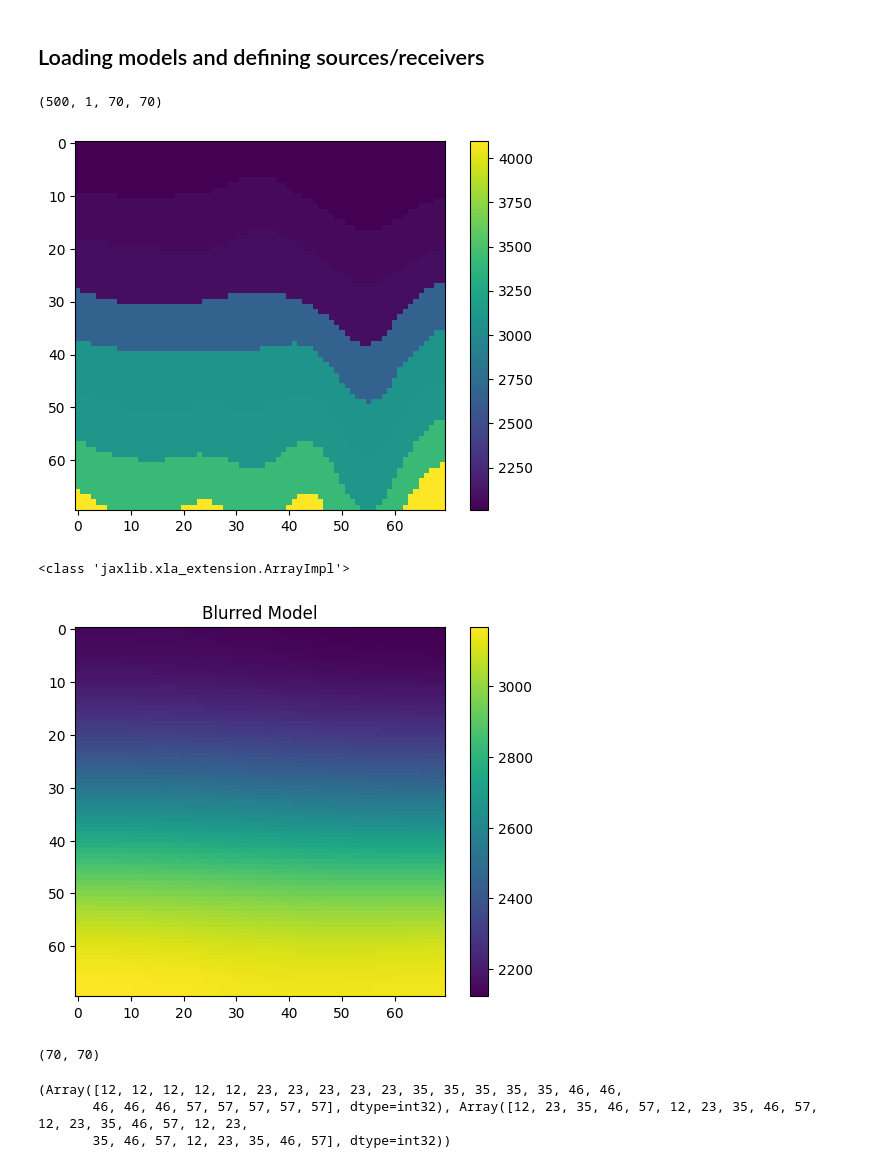
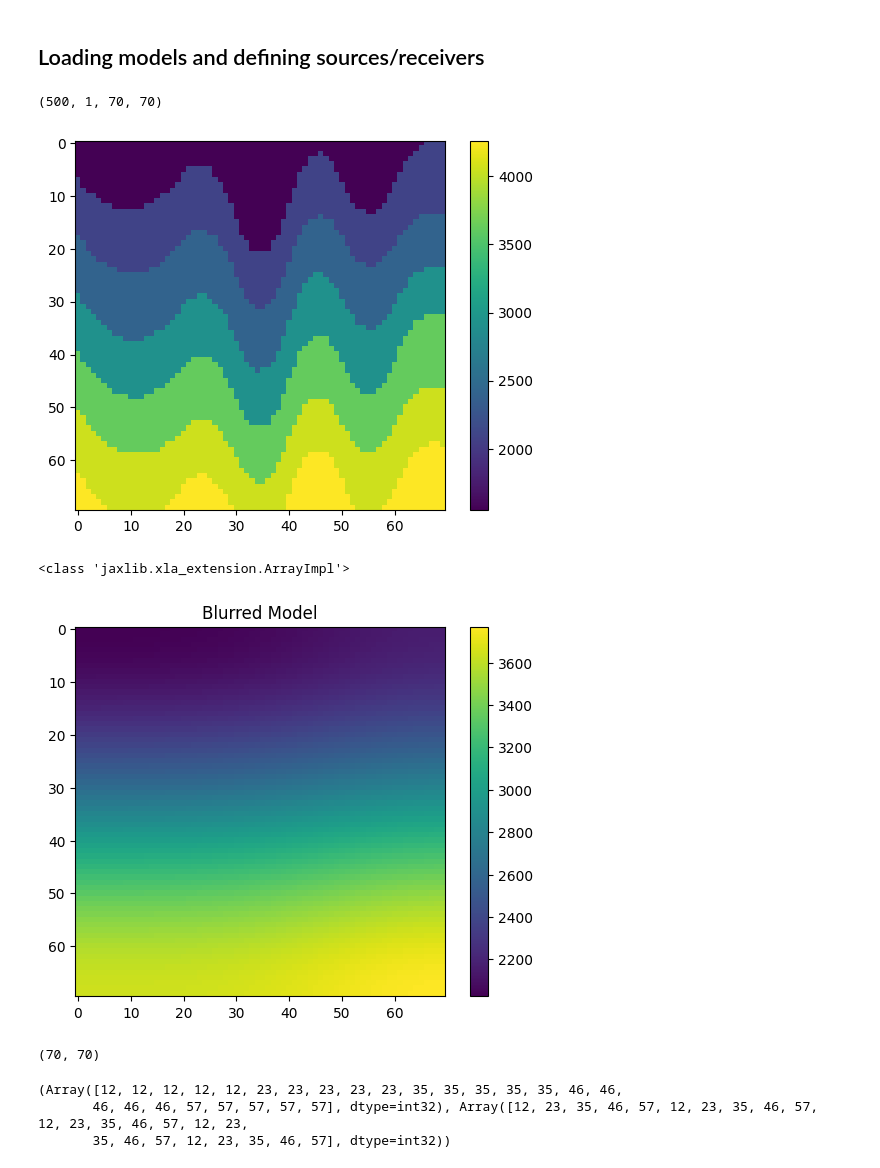
Before and after one commit to armercier/Hybrid-OED, a Jupyter notebook: src/scripts/test_case_comparison.ipynb, the cells around one changed output. Saved outputs shown, nothing was run; the diff lists cells and outputs as text; code cells hidden in the pictures.

```diff
--- a/src/scripts/test_case_comparison.ipynb
+++ b/src/scripts/test_case_comparison.ipynb
@@ -55,37 +55,39 @@ model = jnp.load('model1.npy')
 
 
 print(model.shape)
 
-true_model = model[7,0,:,:]
+model_index = 14
+
+true_model = model[model_index,0,:,:]
 plt.imshow(true_model)
 plt.colorbar()
 plt.show()
 print(type(true_model))
 
 from scipy.ndimage import gaussian_filter
 
 # Apply a Gaussian blur
 # Adjust sigma as needed; larger sigma = more blur
 blurred_model = gaussian_filter(true_model, sigma=20)
 
 # Visualize the blurred model
 plt.figure()
 plt.imshow(blurred_model, cmap='viridis')
 plt.colorbar()
 plt.title('Blurred Model')
 plt.show()
 print(blurred_model.shape)
 
 # homogenous model of the velocity avegare
 
 homogenous_model = jnp.ones(true_model.shape) * jnp.mean(true_model)
 
 # plt.imshow(homogenous_model)
 # %% [output]
 (500, 1, 70, 70)
-[figure, old version]
+[figure, new version]
 <class 'jaxlib.xla_extension.ArrayImpl'>
-[figure, old version]
+[figure, new version]
 (70, 70)
 # %%
 N = (70, 70)  # Grid size
```
Also changed, not shown: parts of 23 cells of this notebook, 4 other files.
